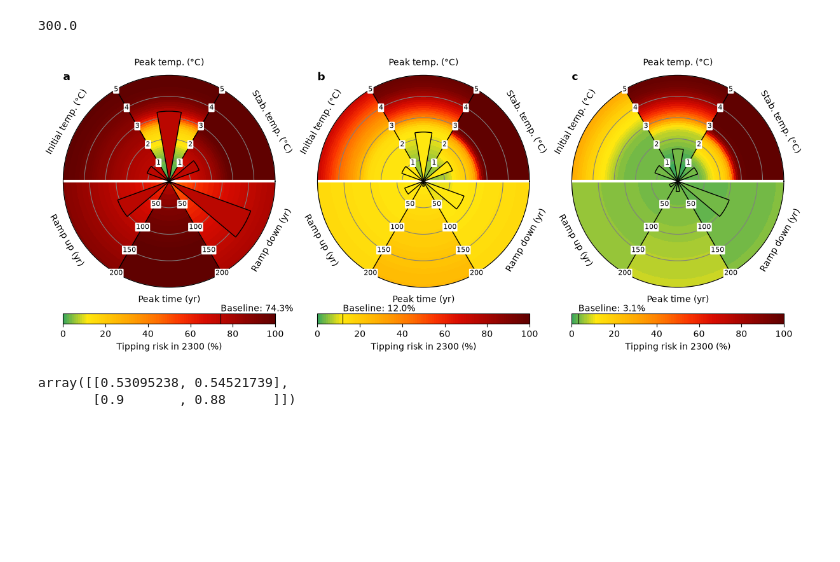
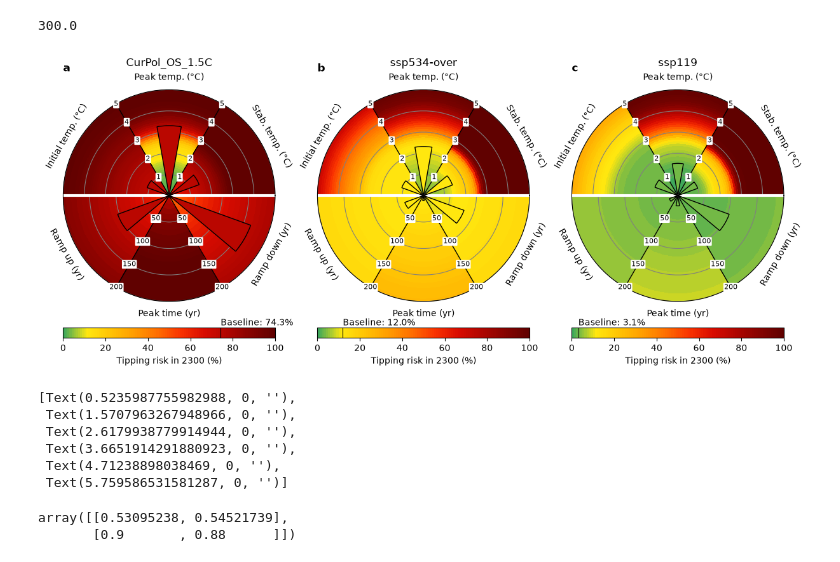
Before and after one commit to JBara97/NMaCh-TP, a Jupyter notebook: Code/Notebooks/Overshoots/1 - OAT sensitivity analysis.ipynb, the cells around one changed output. Cells and saved outputs as stored; diff of their text form; code cells hidden in the pictures; blank space fills up the shorter version.

```diff
--- a/Code/Notebooks/Overshoots/1 - OAT sensitivity analysis.ipynb
+++ b/Code/Notebooks/Overshoots/1 - OAT sensitivity analysis.ipynb
@@ -538,7 +538,7 @@ for k,ax in enumerate(axs_ordered):
     ax.set_xticks(np.radians(np.arange(30,360,outer_width)),labels)
     # ax.tick_params(axis='x', which='major')#, pad=10)
     labels = []
-    # angles = np.arange(30,360,outer_width)
+    angles = np.arange(30,360,outer_width)
     for label, angle in zip(ax.get_xticklabels(), angles):
         x,y = label.get_position()
         lab = ax.text(x,y, label.get_text(), transform=label.get_transform(),
@@ -693,35 +693,45 @@ for k,ax in enumerate(axs_ordered):
                     ha='center',va='center',zorder=3,
                     bbox=tick_bbox,fontsize=8)
 
     # Time ticks
     time_ticks = np.arange(50,201,50)/200
     for t in time_ticks:
         ax.plot(np.linspace(np.pi,2*np.pi),[t]*50,color='gray',lw=0.8,zorder=2)
         for i in range(1,3):
             ax.text(np.pi+i*np.radians(outer_width),#np.pi*(3/2)-np.radians(inner_width),
                     t,round(t*200),color=tick_label_color,
                     ha='center',va='center',zorder=3,
                     bbox=tick_bbox,fontsize=8)
 
     cb = fig.colorbar(im,orientation='horizontal',label='Tipping risk in 2300 (%)',pad=0,ax=ax)
     cb.ax.plot([TRs_baseline[k][-1]*100]*2,[0,1],c='k',lw=0.8)
     cb.ax.text(TRs_baseline[k][-1]*100,1,
                'Baseline: '+ str(round(TRs_baseline[k][-1]*100,1))+'%',ha='left',va='bottom')
 
     ax.plot([0]*2,[0,1],color='white',lw=3)
     ax.plot([np.pi]*2,[0,1],color='white',lw=3)
+    ax.text(0.5,1.1,baselines[k],va='bottom',ha='center',transform=ax.transAxes,fontsize=12)
 
 
 # cax = fig.add_subplot(gs[0,1])
 # cax.set_axis_off()
 # fig.colorbar(im,ax=cax,label='Tipping risk in 2300 (%)',pad=0)
 
 for i,l in enumerate('abc'):
-    axs_ordered[i].annotate(l, (-0,0.99), ha='left',va='center',xycoords='axes fraction',weight='bold',fontsize=12)
+    axs_ordered[i].annotate(l, (-0,1.1), ha='left',va='center',xycoords='axes fraction',weight='bold',fontsize=12)
 fig.savefig('../../../Figures/Overshoots/Submission/OAT_3_sos.pdf',bbox_inches='tight',
             dpi=300,format='pdf')
 # %% [output]
-[figure, old version]
+[figure, new version]
+# %%
+ax.get_xticklabels()
+# %% [output]
+[Text(0.5235987755982988, 0, ''),
+ Text(1.5707963267948966, 0, ''),
+ Text(2.6179938779914944, 0, ''),
+ Text(3.6651914291880923, 0, ''),
+ Text(4.71238898038469, 0, ''),
+ Text(5.759586531581287, 0, '')]
 # %%
 gs[0,1].get_position(fig).get_points()
 # %% [output]
```
Also changed, not shown: 3 other files.
